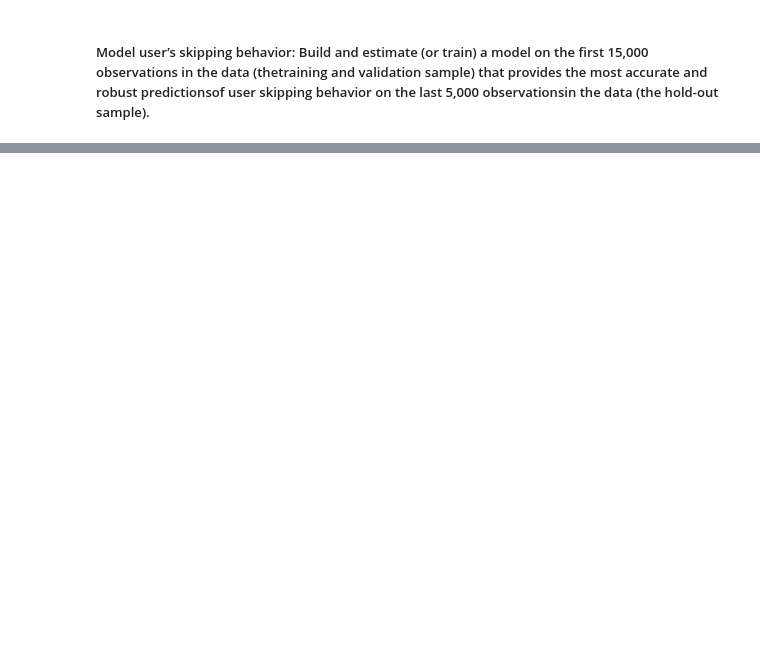
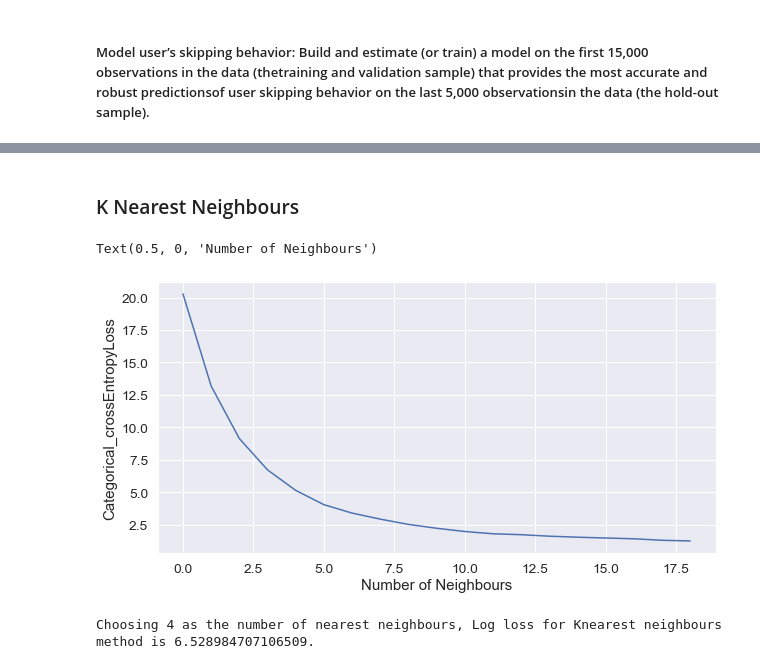
Before and after one commit to ishagupta36/Marketing-Models-Spotify, a Jupyter notebook: Simple Model.ipynb, the cells around one changed output, grey strips where cells are left out. Saved outputs shown, nothing was run; the diff lists cells and outputs as text; code cells hidden in the pictures; blank space fills up the shorter version.

```diff
--- a/Simple Model.ipynb
+++ b/Simple Model.ipynb
@@ -62,0 +125,38 @@ y_.shape
+# %% [markdown]
+### K Nearest Neighbours
+# %%
+from sklearn.neighbors import KNeighborsClassifier
+from sklearn.metrics import log_loss
+
+method='K nearest Neighbours'
+neighbour_grid=np.arange(1,20)
+result_dict=dict()
+for num_neigh in neighbour_grid:
+    model1=KNeighborsClassifier(n_neighbors=num_neigh)
+    model1.fit(x_train_partial,np.array(y_train_partial))
+    predicted=model1.predict_proba(x_val)
+    loss=log_loss(np.array(y_val),predicted)
+    result_dict[num_neigh]=loss
+
+fig=plt.figure(figsize=(10,5))
+plt.plot(list(result_dict.values()))
+plt.ylabel('Categorical_crossEntropyLoss')
+plt.xlabel('Number of Neighbours')
+# %% [output]
+Text(0.5, 0, 'Number of Neighbours')
+[figure, added]
+# %%
+#### From the plot above, choosing 4 as the best nearest neighbours
+num_neigh=4
+method='K nearest Neighbours'
+### Training on entire train and then Checking on test
+model1=KNeighborsClassifier(n_neighbors=num_neigh)
+model1.fit(x_train,np.array(y_train))
+predicted=model1.predict_proba(x_test)
+loss=log_loss(np.array(y_test),predicted)
+print(f'Choosing {num_neigh} as the number of nearest neighbours, Log loss for Knearest neighbours method is {loss}.')
+Final_Results_dict[method]=dict()
+Final_Results_dict[method]['Log_Loss']=loss
+Final_Results_dict[method]['Accuracy']=model1.score(x_test,y_test)
+# %% [output]
+Choosing 4 as the number of nearest neighbours, Log loss for Knearest neighbours method is 6.528984707106509.
```
Also changed, not shown: parts of 26 cells of this notebook.
